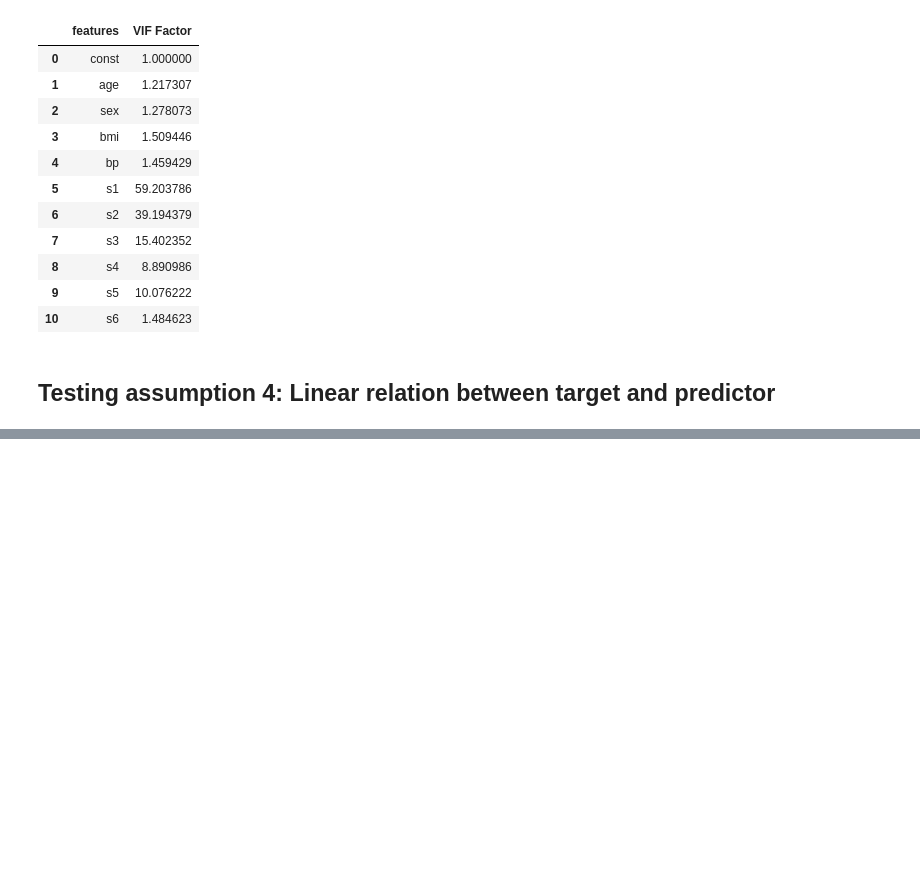
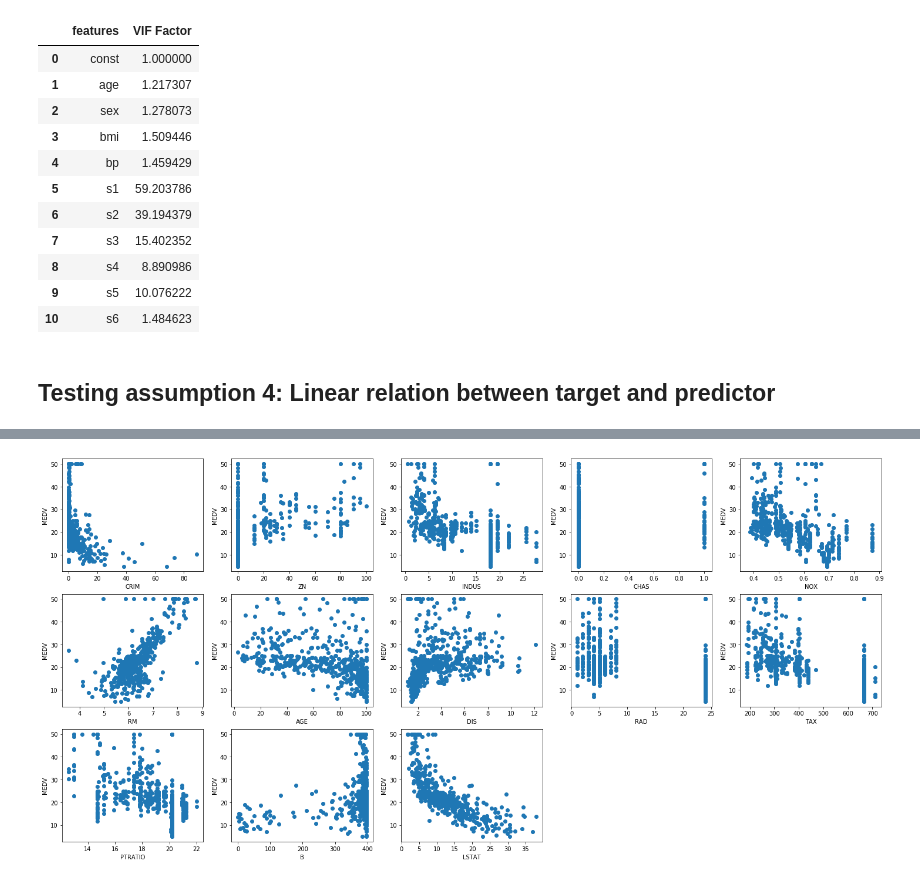
Before and after one commit to data-science-and-stuff/all-about-linear-regression, a Jupyter notebook: main.ipynb, the cells around one changed output, grey strips where cells are left out. Drawn from its saved outputs; the diff is of its cells as text; code cells hidden in the pictures; blank space fills up the shorter version.

```diff
--- a/main.ipynb
+++ b/main.ipynb
@@ -131,10 +129,3 @@ vif
 | 10 | s6 | 1.484623 |
 # %% [markdown]
 ## Testing assumption 4: Linear relation between target and predictor
-# %%
-for i in range(0,len(df1.columns)-1):
-    plt.scatter(df1.iloc[:, i], df1.iloc[:, -1])
-    plt
-    plt.xlabel(str(df1.columns[i]))
-    plt.ylabel(df1.columns[-1])
-    plt.show()
@@ -155,7 +131,0 @@ for i in range(0,len(df1.columns)-1):
-# %%
-for i in range(0,len(df2.columns)-1):
-    plt.scatter(df2.iloc[:, i], df2.iloc[:, -1])
-    plt
-    plt.xlabel(str(df2.columns[i]))
-    plt.ylabel(df2.columns[-1])
-    plt.show()
@@ -172,0 +132,17 @@ for i in range(0,len(df2.columns)-1):
+# %%
+# dataset 1
+plt.figure(figsize=(25,12))
+
+features = list(df1.iloc[:,:-1].columns)
+target = df1['MEDV']
+
+for i, col in enumerate(features):
+    plt.subplot(3, (len(features)+2)/3 , i+1)
+    x = df1[col]
+    y = target
+    plt.scatter(x, y, marker='o')
+    #plt.title(col)
+    plt.xlabel(col)
+    plt.ylabel('MEDV')
+# %% [output]
+[figure, added]
```
Also changed, not shown: parts of 5 cells of this notebook.
